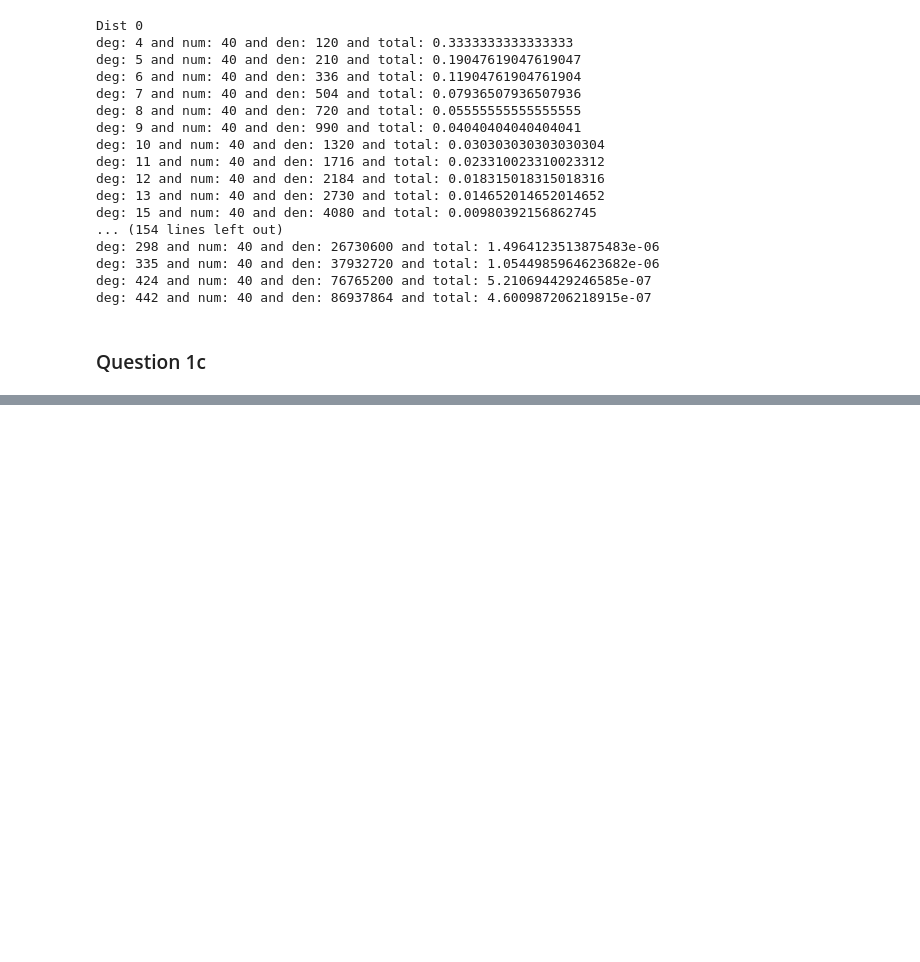
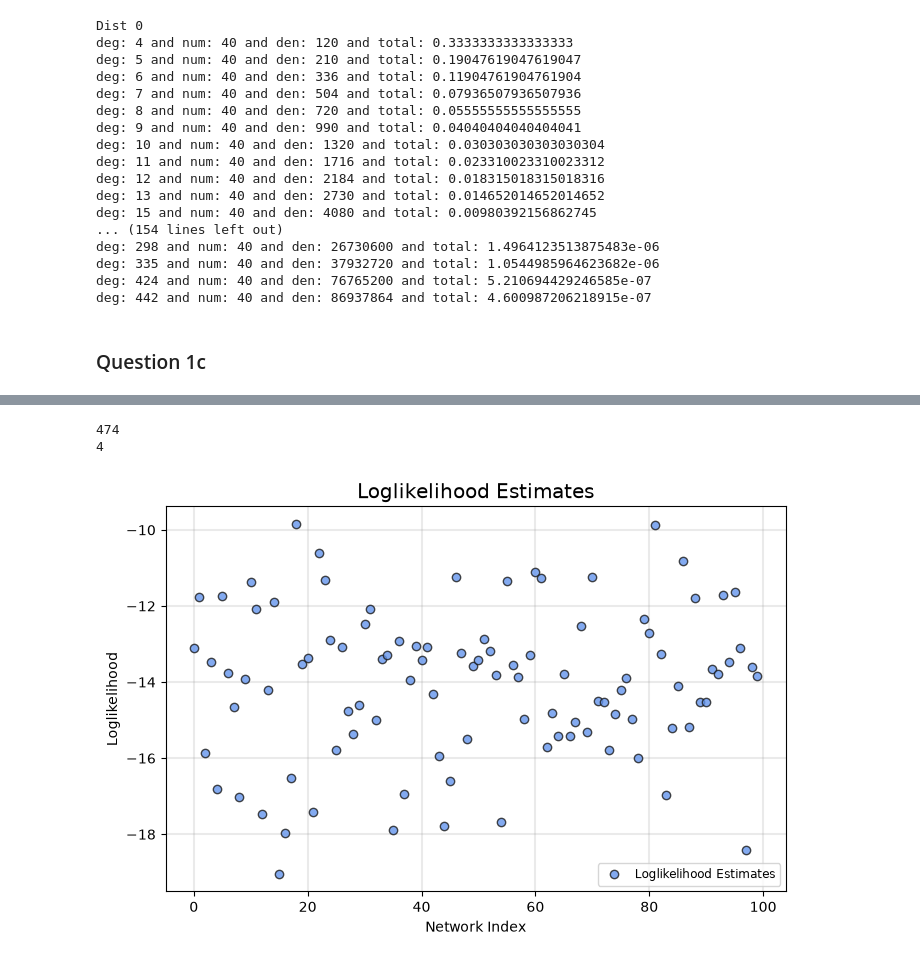
Before and after one commit to gilbertcasey2/nets7052_fa26, a Jupyter notebook: assignments/assignment02.ipynb, the cells around one changed output, grey strips where cells are left out. Saved outputs shown, nothing was run; the diff lists cells and outputs as text; code cells hidden in the pictures; blank space fills up the shorter version.

```diff
--- a/assignments/assignment02.ipynb
+++ b/assignments/assignment02.ipynb
@@ -331,0 +363,35 @@ ax[0].set_title('With log-binning (not ugly)', fontsize='x-large')
+# %%
+print(max(degree_seq))
+print(min(degree_seq))
+# %% [output]
+474
+4
+# %%
+log_likelihoods = []
+p_values = []
+for network in ba_networks:
+    # Get the distribution
+    degree_seq = np.array(list(dict(network.degree()).values()))
+
+    # powerlaw estimate
+    fit = powerlaw.Fit(degree_seq, xmin=4, discrete=True)
+    R, p = fit.distribution_compare('power_law', 'lognormal')
+    log_likelihoods.append(R)
+    p_values.append(p)
+# %%
+# Now graph it
+fig, ax = plt.subplots(1,1,figsize=(8,5),dpi=100)
+plt.subplots_adjust(wspace=0.3)
+
+ax.plot(log_likelihoods, 'o', label='Loglikelihood Estimates', color='cornflowerblue', alpha=0.8, mec='.1')
+
+
+ax.set_xlabel(r"Network Index", fontsize='medium')
+ax.set_ylabel(r"Loglikelihood", fontsize='medium')
+ax.legend(fontsize='small')
+ax.grid(linewidth=1.5, color='#999999', alpha=0.2, linestyle='-')
+ax.set_title('Loglikelihood Estimates', fontsize='x-large')
+
+plt.savefig('images/log_likelihood_estimates.png', dpi=425, bbox_inches='tight')
+# %% [output]
+[figure, added]
```
Also changed, not shown: parts of 10 cells of this notebook, 8 other files.
